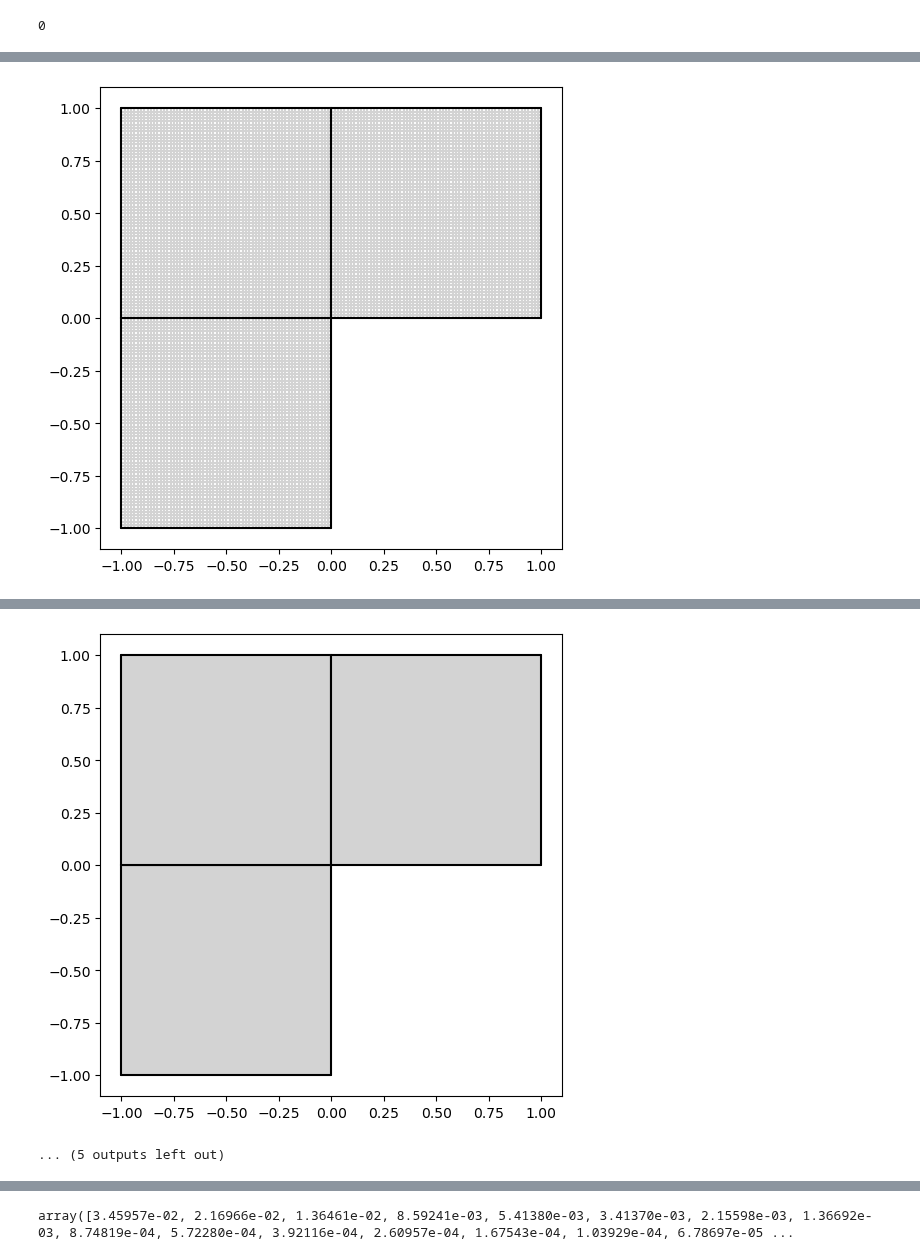
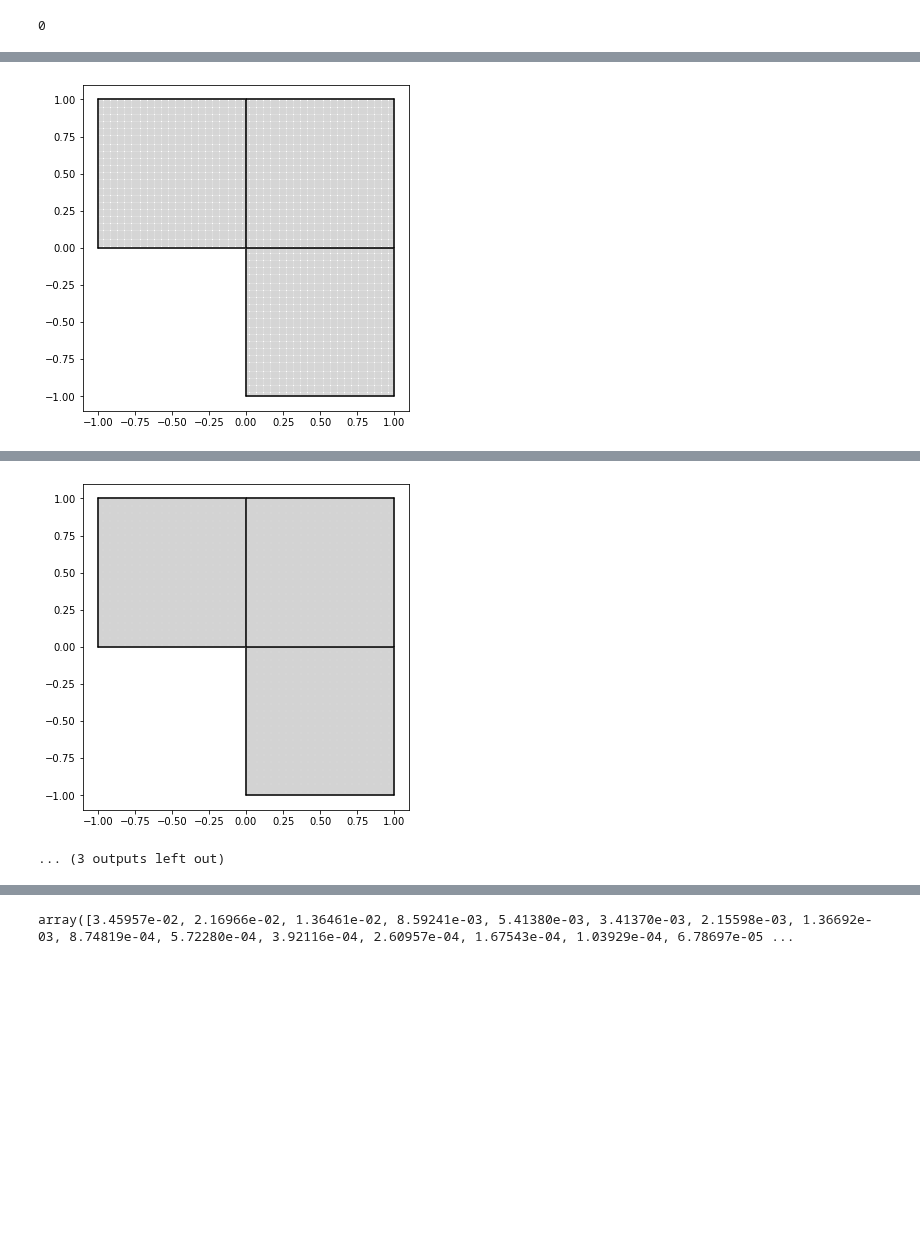
Before and after one commit to c-f-h/pyiga, a Jupyter notebook: notebooks/Test.ipynb, the cells around one changed output, grey strips where cells are left out. Saved outputs shown, nothing was run; the diff lists cells and outputs as text; code cells hidden in the pictures; blank space fills up the shorter version.

```diff
--- a/notebooks/Test.ipynb
+++ b/notebooks/Test.ipynb
@@ -690,7 +690,7 @@ class AMultipatch:
         assert all(np.isclose(self.Basis@np.ones(self.numdofs),1)), 'No partition of unity.'
         assert abs(self.Constr@self.Basis).max()<1e-12, 'Not a conforming function space.'
 # %%
-def adaptive(M, f, u, theta=0.9, maxiter=12, plotrange=(-1,1), draw=False):
+def adaptive(M, f, u, theta=0.9, maxiter=12, plotrange=(-1,1), draw=False, dim=2):
     params=dict()
     numdofs=np.zeros(maxiter)
     L2err=np.zeros(maxiter)
@@ -699,7 +699,7 @@ def adaptive(M, f, u, theta=0.9, maxiter=12, plotrange=(-1,1), draw=False):
     #params['u_sol']=u_sol
     #params['ux']=ux
     #params['uy']=uy
-    MP = AMultipatch(M, automatch = True)
+    MP = AMultipatch(M, automatch = True, dim=dim)
 
     for iter in range(maxiter):
         print(iter)
@@ -721,8 +721,8 @@ def adaptive(M, f, u, theta=0.9, maxiter=12, plotrange=(-1,1), draw=False):
         #print(bcs)
 
         # assemble the linear system
-        Kh, F = MP.assemble_system(vform.stiffness_vf(2), vform.L2functional_vf(2, physical=True), f=f)
-        Mh, u_rhs = MP.assemble_system(vform.mass_vf(2), vform.L2functional_vf(2, physical=True), f=u)
+        Kh, F = MP.assemble_system(vform.stiffness_vf(dim), vform.L2functional_vf(dim, physical=True), f=f)
+        Mh, u_rhs = MP.assemble_system(vform.mass_vf(dim), vform.L2functional_vf(dim, physical=True), f=u)
 
         #eliminate boundary conditions
         LS = Ass.RestrictedLinearSystem(Kh, F, bcs)
@@ -755,7 +755,7 @@ def adaptive(M, f, u, theta=0.9, maxiter=12, plotrange=(-1,1), draw=False):
             print("Refinement took " + str(end - start) + " seconds.")
 
             start=time.time()
-            MP = AMultipatch(M, automatch = True)
+            MP = AMultipatch(M, automatch = True, dim=dim)
             end = time.time()
             print("")
             #MP.patch_refine(patches=marked_patches, return_prol=False)
@@ -773,12 +773,12 @@ def adaptive(M, f, u, theta=0.9, maxiter=12, plotrange=(-1,1), draw=False):
 
     return uh, numdofs, L2err, H1err, err_est
 
-def uniform(M, f, u, maxiter=12, plotrange=(-1,1), draw=False):
+def uniform(M, f, u, maxiter=12, plotrange=(-1,1), draw=False, dim=2):
     params=dict()
     numdofs=np.zeros(maxiter)
     L2err=np.zeros(maxiter)
     H1err=np.zeros(maxiter)
-    MP = AMultipatch(M, automatch = True)
+    MP = AMultipatch(M, automatch = True, dim=dim)
 
     for iter in range(maxiter):
         print(iter)
@@ -796,8 +796,8 @@ def uniform(M, f, u, maxiter=12, plotrange=(-1,1), draw=False):
         #print(bcs)
 
         # assemble the linear system
-        Kh, F = MP.assemble_system(vform.stiffness_vf(2), vform.L2functional_vf(2, physical=True), f=f)
-        Mh, u_rhs = MP.assemble_system(vform.mass_vf(2), vform.L2functional_vf(2, physical=True), f=u)
+        Kh, F = MP.assemble_system(vform.stiffness_vf(dim), vform.L2functional_vf(dim, physical=True), f=f)
+        Mh, u_rhs = MP.assemble_system(vform.mass_vf(dim), vform.L2functional_vf(dim, physical=True), f=u)
 
         #eliminate boundary conditions
         LS = Ass.RestrictedLinearSystem(Kh, F, bcs)
@@ -816,7 +816,7 @@ def uniform(M, f, u, maxiter=12, plotrange=(-1,1), draw=False):
             end=time.time()
             print("Refinement took " + str(end - start) + " seconds.")
             MP = AMultipatch(M, automatch = True)
-    MP.plot(uh)
+    #MP.plot(uh)
 
     return uh, numdofs, L2err, H1err
 # %%
@@ -841,7 +841,7 @@ def Lshape(deg, N):
 
     # define geometry
     geos = [
-        geometry.unit_square().translate((-1,-1)),
+        geometry.unit_square().translate((0,-1)),
         geometry.unit_square().translate((-1,0)),
         geometry.unit_square()
     ]
@@ -849,3 +849,22 @@ def Lshape(deg, N):
     patches = [(k, g) for k, g in zip(kvs,geos)]
     M = PatchMesh(patches)
     return M
+
+def Fichera(deg,N):
+    kvs = 7*(3 * (bspline.make_knots(deg, 0.0, 1.0, N),),)
+
+    #define geometry
+    geos = [
+        geometry.unit_cube(),
+        geometry.unit_cube().translate((0,0,-1)),
+        geometry.unit_cube().translate((0,-1,0)),
+        geometry.unit_cube().translate((-1,0,0)),
+        geometry.unit_cube().translate((-1,-1,0)),
+        geometry.unit_cube().translate((-1,0,-1)),
+        geometry.unit_cube().translate((0,-1,-1)),
+        geometry.unit_cube().translate((-1,-1,-1))
+    ]
+
+    patches = [(k, g) for k, g in zip(kvs,geos)]
+    M = PatchMesh3D(patches)
+    return M
@@ -852,7 +877,7 @@ def Lshape(deg, N):
 # %%
 def cart2pol(x, y):
     r = np.sqrt(x**2 + y**2)
-    phi = np.arctan2(y, x)
+    phi = np.arctan2(y, x)+pi/2
     return(r, phi%(2*pi))
 def u(x,y):
     r, phi = cart2pol(x,y)
@@ -867,6 +892,6 @@ def u(x,y):
 f=lambda x,y: 0
 # %%
 M = Lshape(2,4)
-uh, numdofs, L2err, H1err = uniform(M,f,u, maxiter=8, draw=True)
+uh, numdofs, L2err, H1err = uniform(M,f,u, maxiter=7, draw=True)
 # %% [output]
 0
@@ -884,2 +909,2 @@ Refinement took 0.0001838207244873047 seconds.
 4
-[figure, old version]
+[figure, new version]
@@ -887,5 +912,5 @@ Refinement took 0.0002186298370361328 seconds.
 5
-[figure, old version]
+[figure, new version]
-... (5 outputs left out)
+... (3 outputs left out)
 # %%
 M = Lshape(2,4)
```
Also changed, not shown: parts of 25 cells of this notebook.
